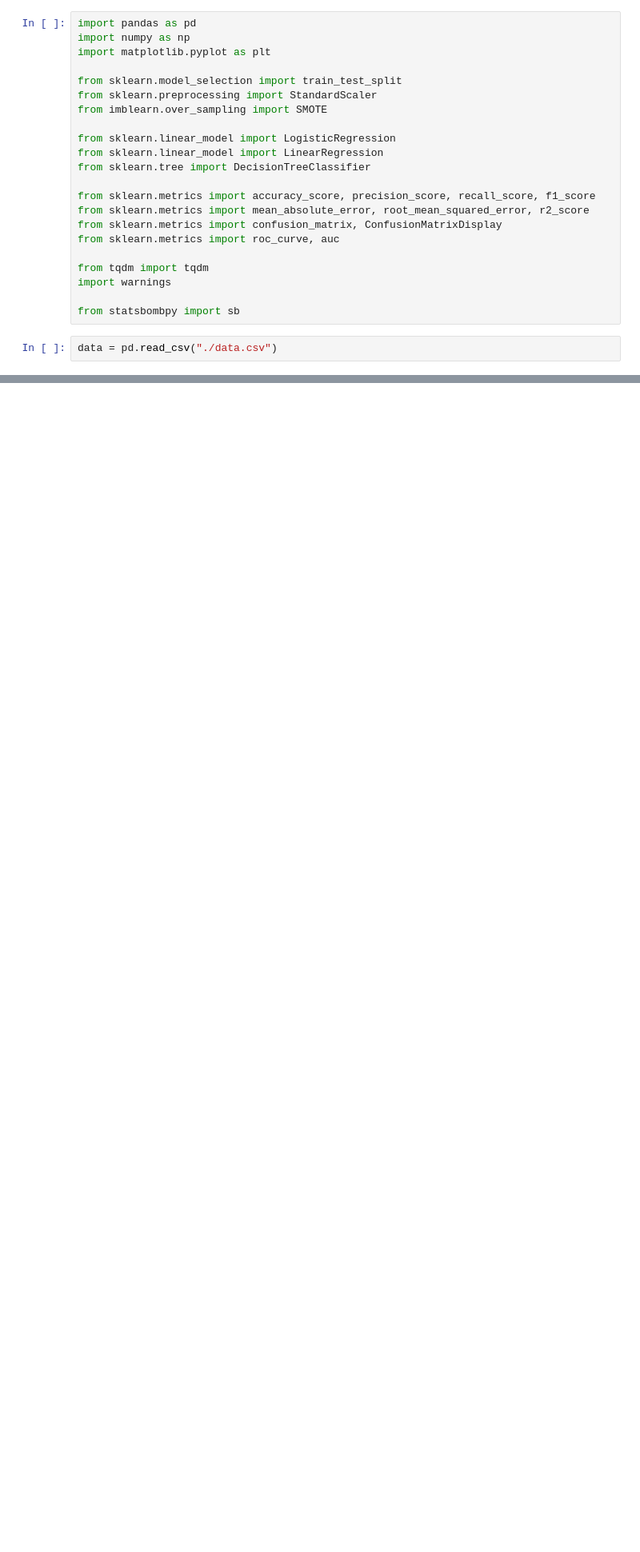
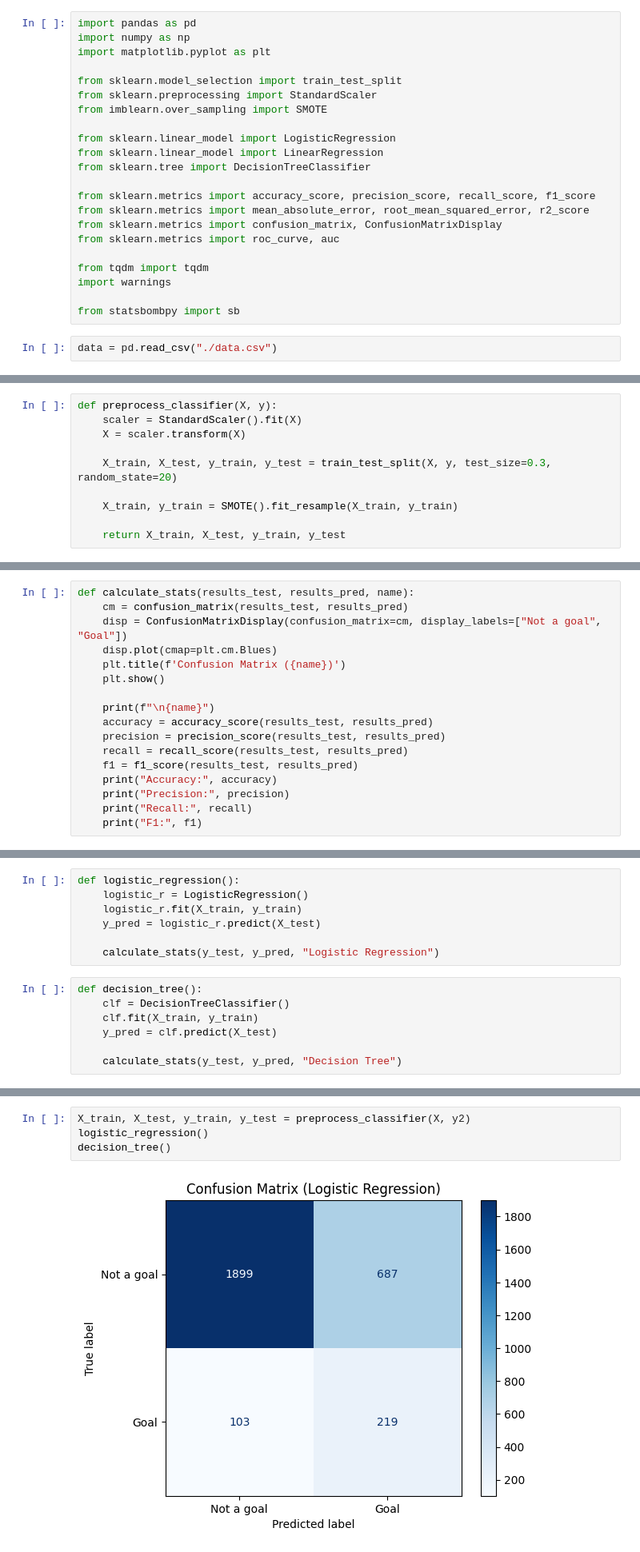
Before and after one commit to kkkarnav/BetterxG, a Jupyter notebook: 3_baseline_models.ipynb, the cells around one changed output, grey strips where cells are left out. Shown at 80% size. Drawn from its saved outputs; the diff is of its cells as text; blank space fills up the shorter version.

Commit message:
feat: regression

```diff
--- a/3_baseline_models.ipynb
+++ b/3_baseline_models.ipynb
@@ -85,0 +61,10 @@ plt.show()
+# %%
+def preprocess_classifier(X, y):
+    scaler = StandardScaler().fit(X)
+    X = scaler.transform(X)
+
+    X_train, X_test, y_train, y_test = train_test_split(X, y, test_size=0.3, random_state=20)
+
+    X_train, y_train = SMOTE().fit_resample(X_train, y_train)
+
+    return X_train, X_test, y_train, y_test
@@ -85,0 +80,17 @@ plt.show()
+# %%
+def calculate_stats(results_test, results_pred, name):
+    cm = confusion_matrix(results_test, results_pred)
+    disp = ConfusionMatrixDisplay(confusion_matrix=cm, display_labels=["Not a goal", "Goal"])
+    disp.plot(cmap=plt.cm.Blues)
+    plt.title(f'Confusion Matrix ({name})')
+    plt.show()
+
+    print(f"\n{name}")
+    accuracy = accuracy_score(results_test, results_pred)
+    precision = precision_score(results_test, results_pred)
+    recall = recall_score(results_test, results_pred)
+    f1 = f1_score(results_test, results_pred)
+    print("Accuracy:", accuracy)
+    print("Precision:", precision)
+    print("Recall:", recall)
+    print("F1:", f1)
@@ -85,0 +104,14 @@ plt.show()
+# %%
+def logistic_regression():
+    logistic_r = LogisticRegression()
+    logistic_r.fit(X_train, y_train)
+    y_pred = logistic_r.predict(X_test)
+
+    calculate_stats(y_test, y_pred, "Logistic Regression")
+# %%
+def decision_tree():
+    clf = DecisionTreeClassifier()
+    clf.fit(X_train, y_train)
+    y_pred = clf.predict(X_test)
+
+    calculate_stats(y_test, y_pred, "Decision Tree")
@@ -85,0 +126,6 @@ plt.show()
+# %%
+X_train, X_test, y_train, y_test = preprocess_classifier(X, y2)
+logistic_regression()
+decision_tree()
+# %% [output]
+[figure, added]
```
Also changed, not shown: parts of 9 cells of this notebook.
